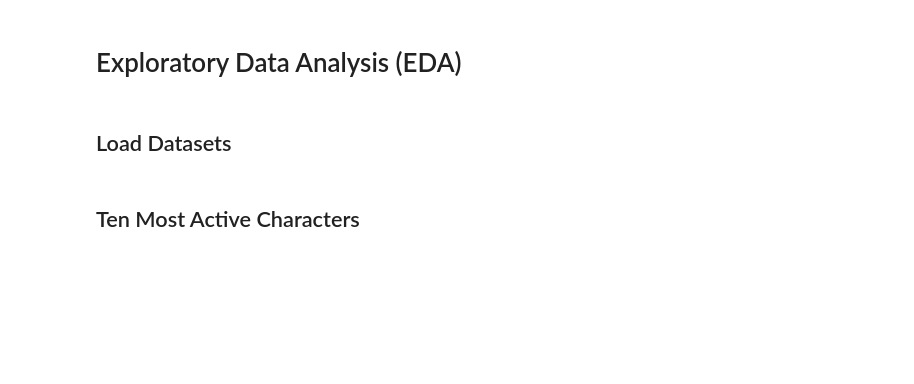
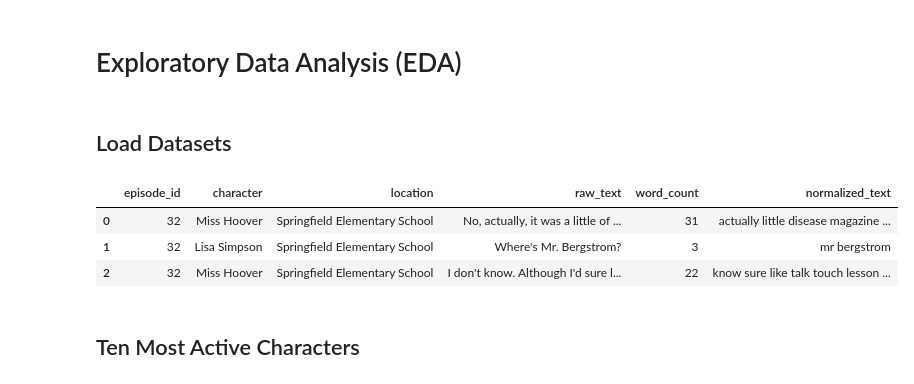
Before and after one commit to keivanipchihagh/Fun-Text-Mining-with-Simpsons, a Jupyter notebook: 2.Exploratory Data Analysis.ipynb, the cells around one changed output. Saved outputs shown, nothing was run; the diff lists cells and outputs as text; code cells hidden in the pictures; blank space fills up the shorter version.

```diff
--- a/2.Exploratory Data Analysis.ipynb
+++ b/2.Exploratory Data Analysis.ipynb
@@ -12,6 +12,13 @@ nlp = spacy.load('en_core_web_md')
 # %%
 scripts_df = pd.read_csv('Data/Processed/scripts.csv')
 episods_df = pd.read_csv('Data/Processed/episodes.csv')
+
+scripts_df.head(3)
+# %% [output]
+|  | episode_id | character | location | raw_text | word_count | normalized_text |
+| 0 | 32 | Miss Hoover | Springfield Elementary School | No, actually, it was a little of ... | 31 | actually little disease magazine ... |
+| 1 | 32 | Lisa Simpson | Springfield Elementary School | Where's Mr. Bergstrom? | 3 | mr bergstrom |
+| 2 | 32 | Miss Hoover | Springfield Elementary School | I don't know. Although I'd sure l... | 22 | know sure like talk touch lesson ... |
 # %% [markdown]
 ## Ten Most Active Characters
 # %%
```
Also changed, not shown: parts of 3 cells of this notebook, 5 other files.
